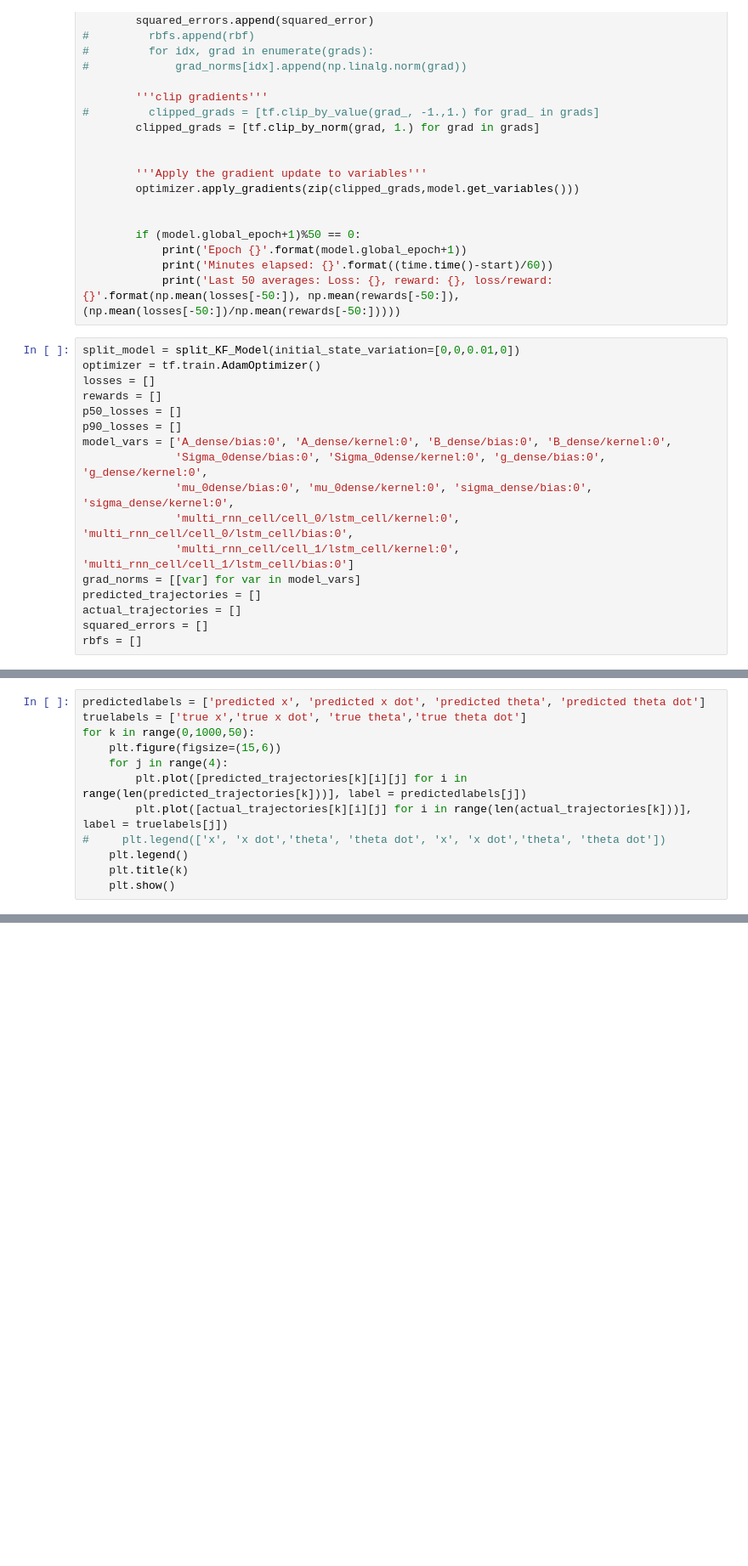
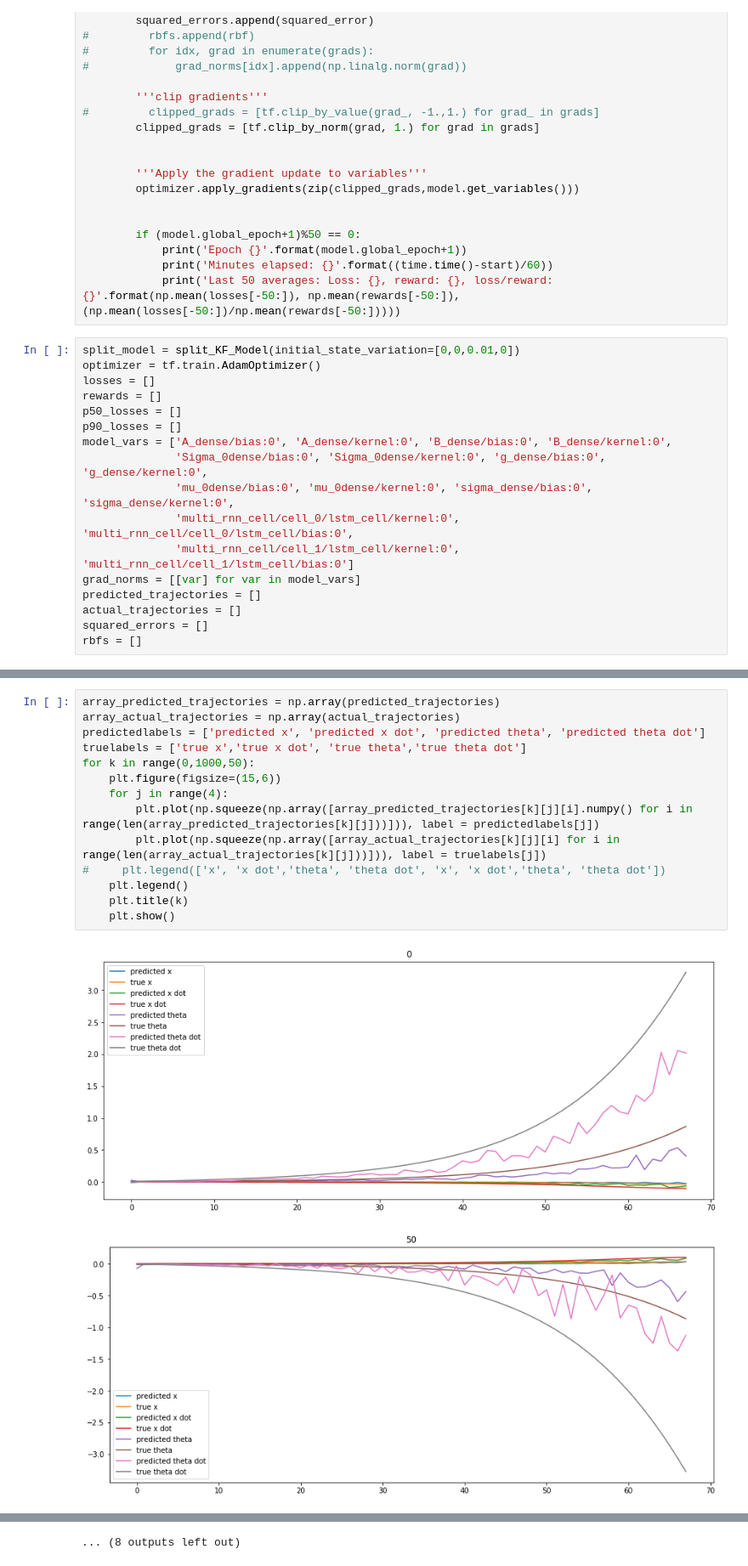
Before and after one commit to albalaka/DLQR, a Jupyter notebook: split_KF_params.ipynb, the cells around one changed output, grey strips where cells are left out. Shown at 85% size. Saved outputs shown, nothing was run; the diff lists cells and outputs as text; blank space fills up the shorter version.

```diff
--- a/split_KF_params.ipynb
+++ b/split_KF_params.ipynb
@@ -561,12 +602,17 @@ for i in range(0,1000,50):
 # %%
+array_predicted_trajectories = np.array(predicted_trajectories)
+array_actual_trajectories = np.array(actual_trajectories)
 predictedlabels = ['predicted x', 'predicted x dot', 'predicted theta', 'predicted theta dot']
 truelabels = ['true x','true x dot', 'true theta','true theta dot']
 for k in range(0,1000,50):
     plt.figure(figsize=(15,6))
     for j in range(4):
-        plt.plot([predicted_trajectories[k][i][j] for i in range(len(predicted_trajectories[k]))], label = predictedlabels[j])
-        plt.plot([actual_trajectories[k][i][j] for i in range(len(actual_trajectories[k]))], label = truelabels[j])
+        plt.plot(np.squeeze(np.array([array_predicted_trajectories[k][j][i].numpy() for i in range(len(array_predicted_trajectories[k][j]))])), label = predictedlabels[j])
+        plt.plot(np.squeeze(np.array([array_actual_trajectories[k][j][i] for i in range(len(array_actual_trajectories[k][j]))])), label = truelabels[j])
 #     plt.legend(['x', 'x dot','theta', 'theta dot', 'x', 'x dot','theta', 'theta dot'])
     plt.legend()
     plt.title(k)
     plt.show()
+# %% [output]
+[figure, added]
+[figure, added]
@@ -572,0 +629 @@ for k in range(0,1000,50):
+... (8 outputs left out)
```
Also changed, not shown: parts of 5 cells of this notebook.
